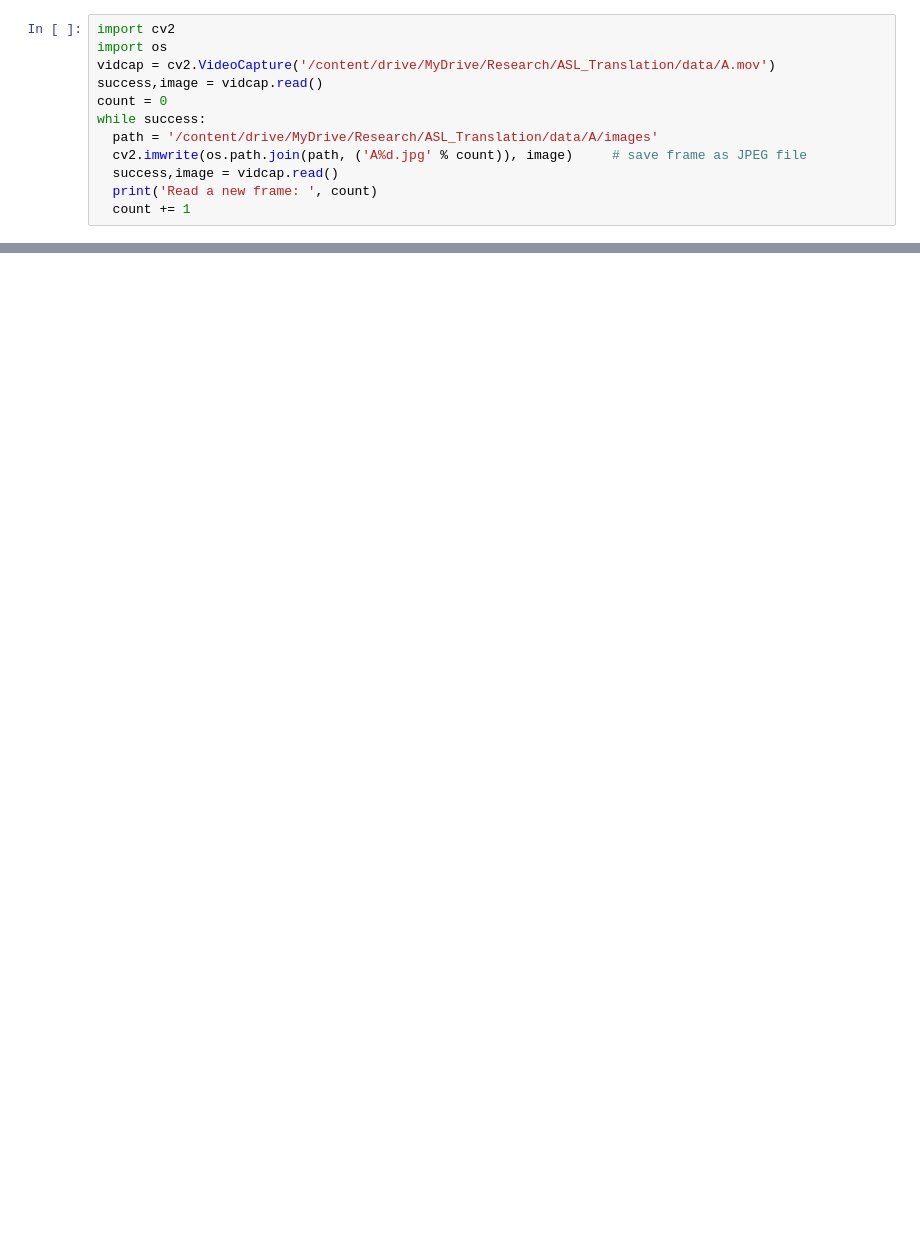
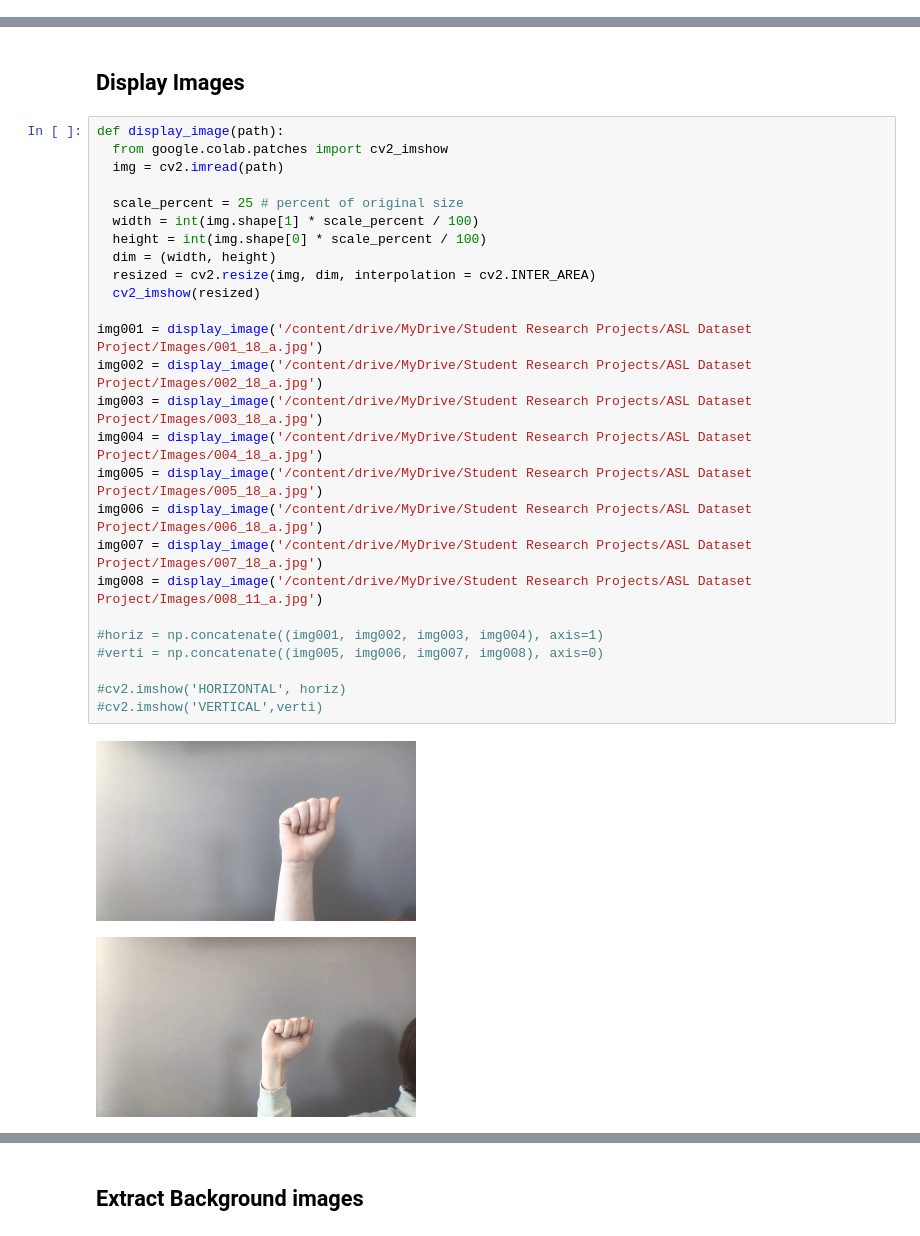
Before and after one commit to merriekay/ASL_translate, a Jupyter notebook: video_to_images.ipynb, the cells around one changed output, grey strips where cells are left out. Saved outputs shown, nothing was run; the diff lists cells and outputs as text; blank space fills up the shorter version.

```diff
--- a/video_to_images.ipynb
+++ b/video_to_images.ipynb
@@ -7,15 +7,3 @@ from google.colab import drive
 drive.mount('/content/drive')
 # %% [output]
 Drive already mounted at /content/drive; to attempt to forcibly remount, call drive.mount("/content/drive", force_remount=True).
-# %%
-import cv2
-import os
-vidcap = cv2.VideoCapture('/content/drive/MyDrive/Research/ASL_Translation/data/A.mov')
-success,image = vidcap.read()
-count = 0
-while success:
-  path = '/content/drive/MyDrive/Research/ASL_Translation/data/A/images'
-  cv2.imwrite(os.path.join(path, ('A%d.jpg' % count)), image)     # save frame as JPEG file
-  success,image = vidcap.read()
-  print('Read a new frame: ', count)
-  count += 1
@@ -21,0 +68,31 @@ while success:
+# %% [markdown]
+## Display Images
+# %%
+def display_image(path):
+  from google.colab.patches import cv2_imshow
+  img = cv2.imread(path)
+
+  scale_percent = 25 # percent of original size
+  width = int(img.shape[1] * scale_percent / 100)
+  height = int(img.shape[0] * scale_percent / 100)
+  dim = (width, height)
+  resized = cv2.resize(img, dim, interpolation = cv2.INTER_AREA)
+  cv2_imshow(resized)
+
+img001 = display_image('/content/drive/MyDrive/Student Research Projects/ASL Dataset Project/Images/001_18_a.jpg')
+img002 = display_image('/content/drive/MyDrive/Student Research Projects/ASL Dataset Project/Images/002_18_a.jpg')
+img003 = display_image('/content/drive/MyDrive/Student Research Projects/ASL Dataset Project/Images/003_18_a.jpg')
+img004 = display_image('/content/drive/MyDrive/Student Research Projects/ASL Dataset Project/Images/004_18_a.jpg')
+img005 = display_image('/content/drive/MyDrive/Student Research Projects/ASL Dataset Project/Images/005_18_a.jpg')
+img006 = display_image('/content/drive/MyDrive/Student Research Projects/ASL Dataset Project/Images/006_18_a.jpg')
+img007 = display_image('/content/drive/MyDrive/Student Research Projects/ASL Dataset Project/Images/007_18_a.jpg')
+img008 = display_image('/content/drive/MyDrive/Student Research Projects/ASL Dataset Project/Images/008_11_a.jpg')
+
+#horiz = np.concatenate((img001, img002, img003, img004), axis=1)
+#verti = np.concatenate((img005, img006, img007, img008), axis=0)
+
+#cv2.imshow('HORIZONTAL', horiz)
+#cv2.imshow('VERTICAL',verti)
+# %% [output]
+[figure, added]
+[figure, added]
@@ -21,0 +105,2 @@ while success:
+# %% [markdown]
+## Extract Background images
```
Also changed, not shown: parts of 16 cells of this notebook.
